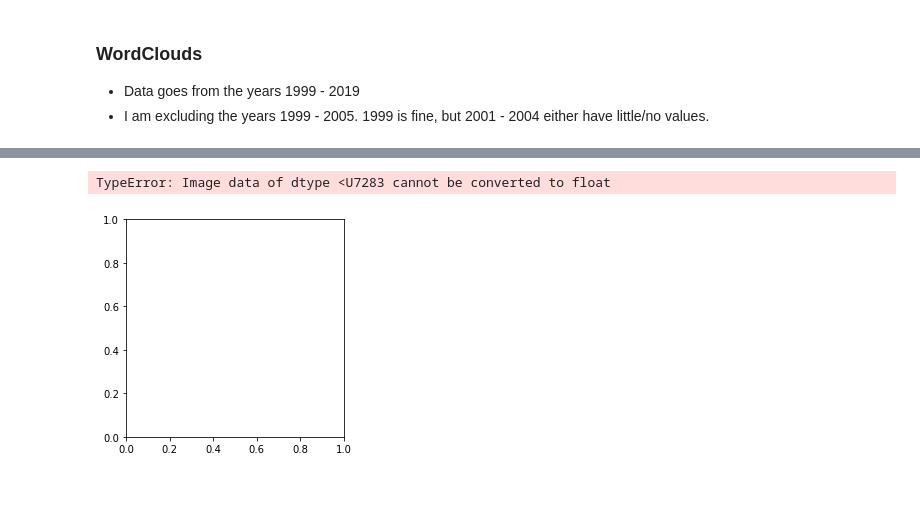
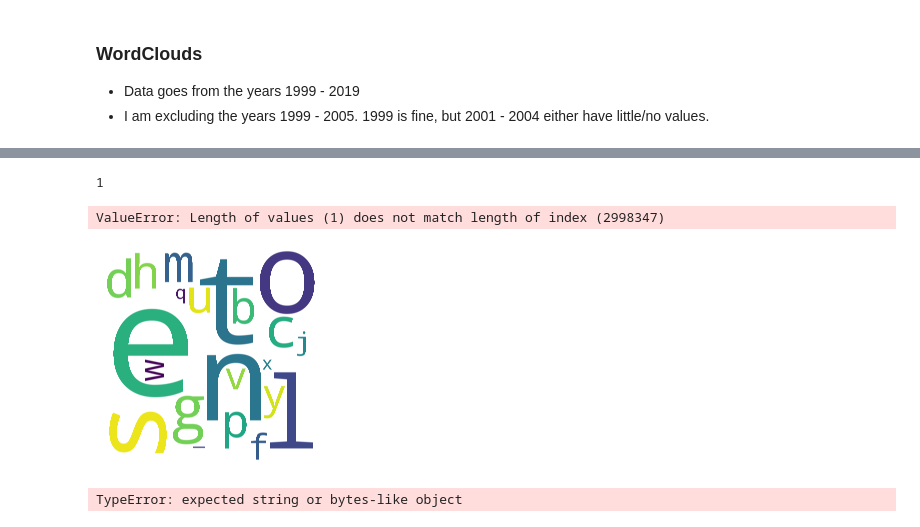
Before and after one commit to npr-nlp/npr-nlp-project, a Jupyter notebook: jos-workbook.ipynb, the cells around one changed output, grey strips where cells are left out. Drawn from its saved outputs; the diff is of its cells as text; code cells hidden in the pictures; blank space fills up the shorter version.

```diff
--- a/jos-workbook.ipynb
+++ b/jos-workbook.ipynb
@@ -35,3 +35,6 @@ df.head()
 # %%
 df['date'] = pd.to_datetime(df.episode_date)
 df['year'] = pd.DatetimeIndex(df['date']).year
+# %%
+is_hosts_df = df[df.is_host == True]
+is_hosts_df.head()
@@ -77,6 +87,8 @@ def remove_stopwords(string, extra_words = [], exclude_words = []):
     # return list with removed stopwords
     return string_without_stopwords
 # %%
+is_hosts_df['a_stopwords'] = [remove_stopwords(str(u), extra_words = stop_words) for u in is_hosts_df.lemmatized_stopped]
 df['a_stopwords'] = [remove_stopwords(str(u), extra_words = stop_words) for u in df.lemmatized_stopped]
 
+all_hosts_words = ' '.join(is_hosts_df.a_stopwords)
 all_words = ' '.join(df.a_stopwords)
@@ -124 +180,18 @@ trump = str(trump)
+# %%
+len(bush)
+# %% [output]
+1
+# %%
+df['bush_stopwords'] = [bush]
+df['obama_stopwords'] = [obama]
+df['trump_stopwords'] = [trump]
+# %% [output]
+ValueError: Length of values (1) does not match length of index (2998347)
+# %%
+all_host_u = WordCloud(background_color = 'white', width = 16000, height = 16000).generate(' '.join(str(is_hosts_df.a_stopwords)))
+plt.imshow(all_host_u)
+
+plt.axis('off');
+# %% [output]
+[figure, added]
 # %%
@@ -130,17 +201,17 @@ all_words = ' '.join(df.lemmatized_stopped.astype(str))
 # %%
-george_bush = ' '.join(bush)
+george_bush = (bush)
 
 w_bush = WordCloud(background_color = 'white', width = 1600, height = 800).generate(george_bush)
-plt.imshow(str(george_bush))
+plt.imshow(george_bush)
 
 
-barack_obama = ' '.join(obama)
+barack_obama = (obama)
 
 b_obama = WordCloud(background_color = 'white', width = 1600, height = 800).generate(barack_obama)
 plt.imshow(barack_obama)
 
 
-don_trump = ' '.join(trump)
+don_trump = (trump)
 
 d_trump = WordCloud(background_color = 'white', width = 1600, height = 800).generate(don_trump)
 plt.imshow(don_trump)
@@ -159,8 +230,7 @@ axs[0].set_title('George W. Bush (Served: 2001 - 2009)')
 axs[1].set_title('Barack Obama (Served: 2009 - 2017)')
 axs[2].set_title('Donald J. Trump (Served: 2017 - 2021)');
 # %% [output]
-TypeError: Image data of dtype <U7283 cannot be converted to float
+TypeError: expected string or bytes-like object
-[figure, removed]
 # %%
 # obtain top 10 hosts
 hosts_to_keep = df[df.is_host == True].speaker.value_counts().head(10).index.to_list()
```
Also changed, not shown: parts of 11 cells of this notebook.
